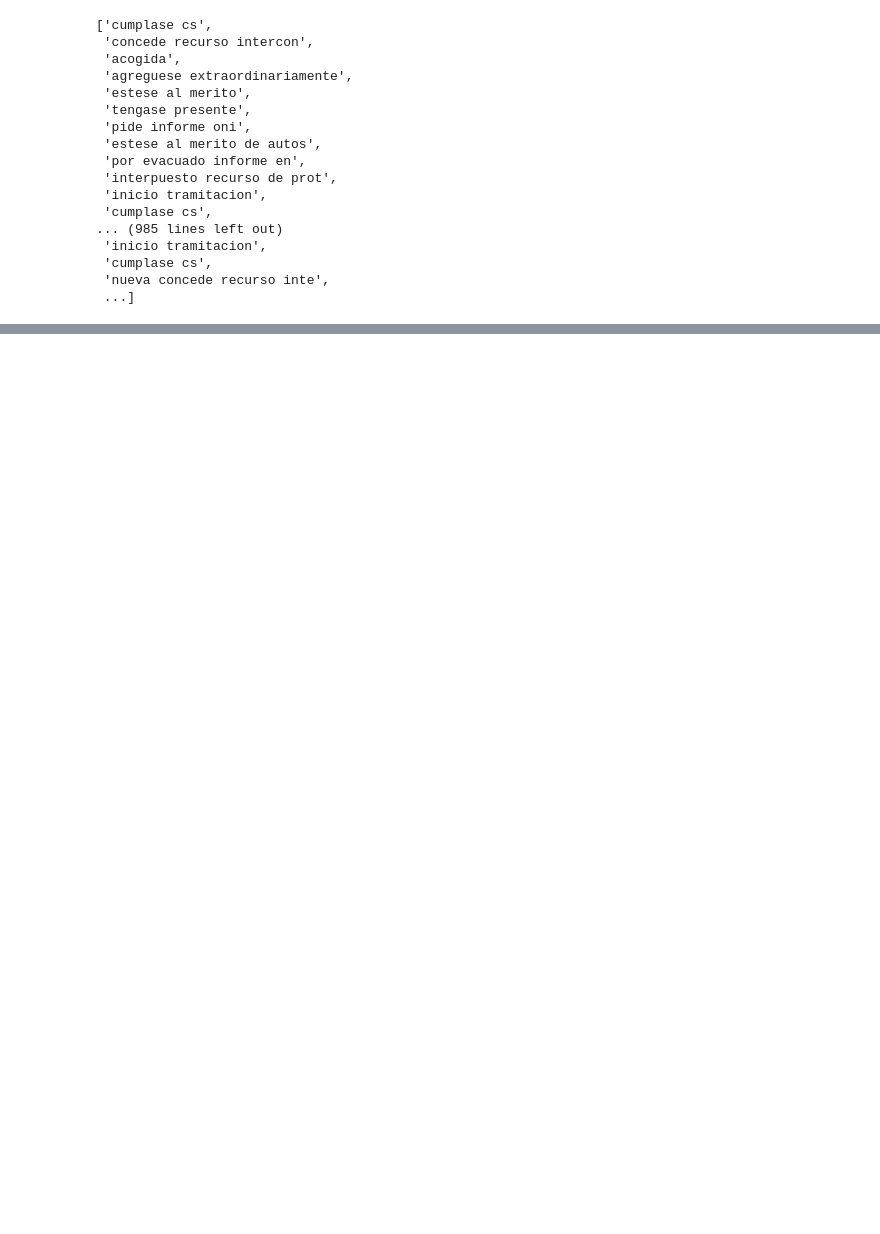
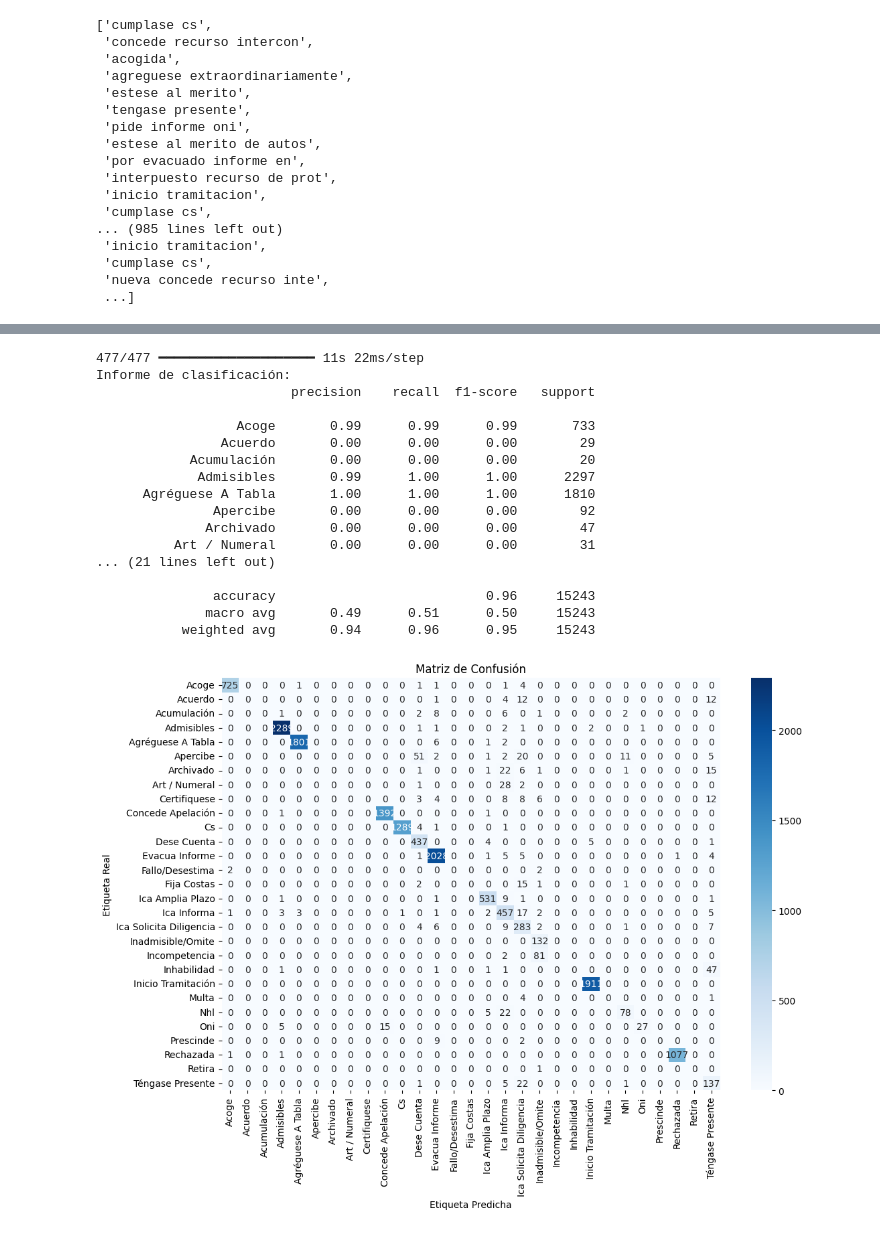
Before and after one commit to LLAES07/nlp, a Jupyter notebook: NLP_CODE.ipynb, the cells around one changed output, grey strips where cells are left out. Cells and saved outputs as stored; diff of their text form; code cells hidden in the pictures; blank space fills up the shorter version.

```diff
--- a/NLP_CODE.ipynb
+++ b/NLP_CODE.ipynb
@@ -145,0 +327,48 @@ clean_data
+# %%
+from sklearn.metrics import classification_report, confusion_matrix
+import seaborn as sns
+import matplotlib.pyplot as plt
+import numpy as np
+
+# Predecir las probabilidades para el conjunto de prueba
+y_pred_probs = model.predict(X_test)
+
+# Convertir las probabilidades a clases predichas
+y_pred = np.argmax(y_pred_probs, axis=1)
+
+# Obtener las etiquetas reales
+y_true = np.argmax(y_test, axis=1)
+
+# Generar el informe de clasificación
+print("Informe de clasificación:")
+print(classification_report(y_true, y_pred, target_names=label_encoder.classes_))
+
+# Generar la matriz de confusión
+cm = confusion_matrix(y_true, y_pred)
+
+# Visualizar la matriz de confusión
+plt.figure(figsize=(12, 8))
+sns.heatmap(cm, annot=True, fmt='d', cmap='Blues', xticklabels=label_encoder.classes_, yticklabels=label_encoder.classes_)
+plt.ylabel('Etiqueta Real')
+plt.xlabel('Etiqueta Predicha')
+plt.title('Matriz de Confusión')
+plt.show()
+# %% [output]
+477/477 ━━━━━━━━━━━━━━━━━━━━ 11s 22ms/step
+Informe de clasificación:
+                         precision    recall  f1-score   support
+
+                  Acoge       0.99      0.99      0.99       733
+                Acuerdo       0.00      0.00      0.00        29
+            Acumulación       0.00      0.00      0.00        20
+             Admisibles       0.99      1.00      1.00      2297
+      Agréguese A Tabla       1.00      1.00      1.00      1810
+               Apercibe       0.00      0.00      0.00        92
+              Archivado       0.00      0.00      0.00        47
+          Art / Numeral       0.00      0.00      0.00        31
+... (21 lines left out)
+
+               accuracy                           0.96     15243
+              macro avg       0.49      0.51      0.50     15243
+           weighted avg       0.94      0.96      0.95     15243
+[figure, added]
```
Also changed, not shown: parts of 28 cells of this notebook.
